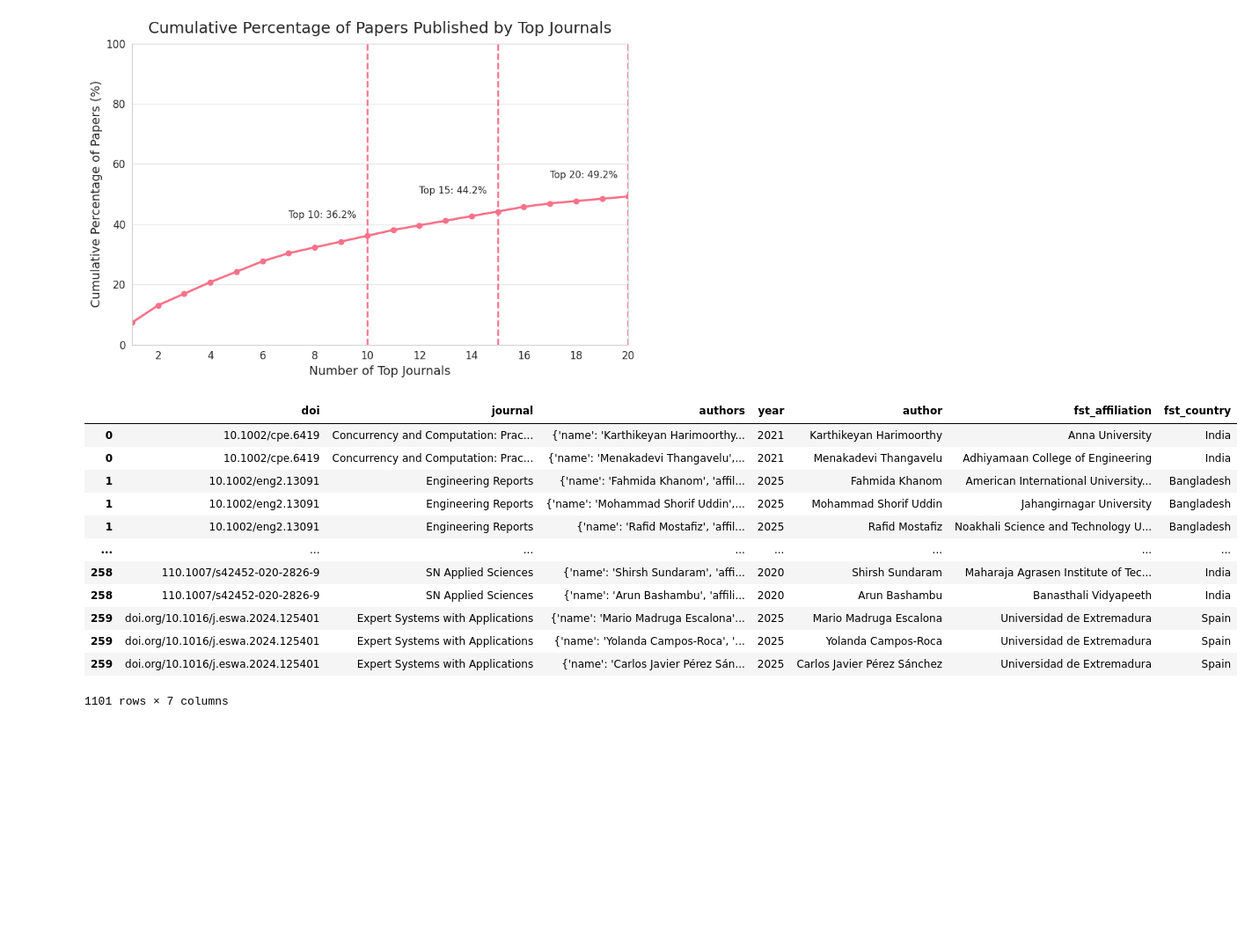
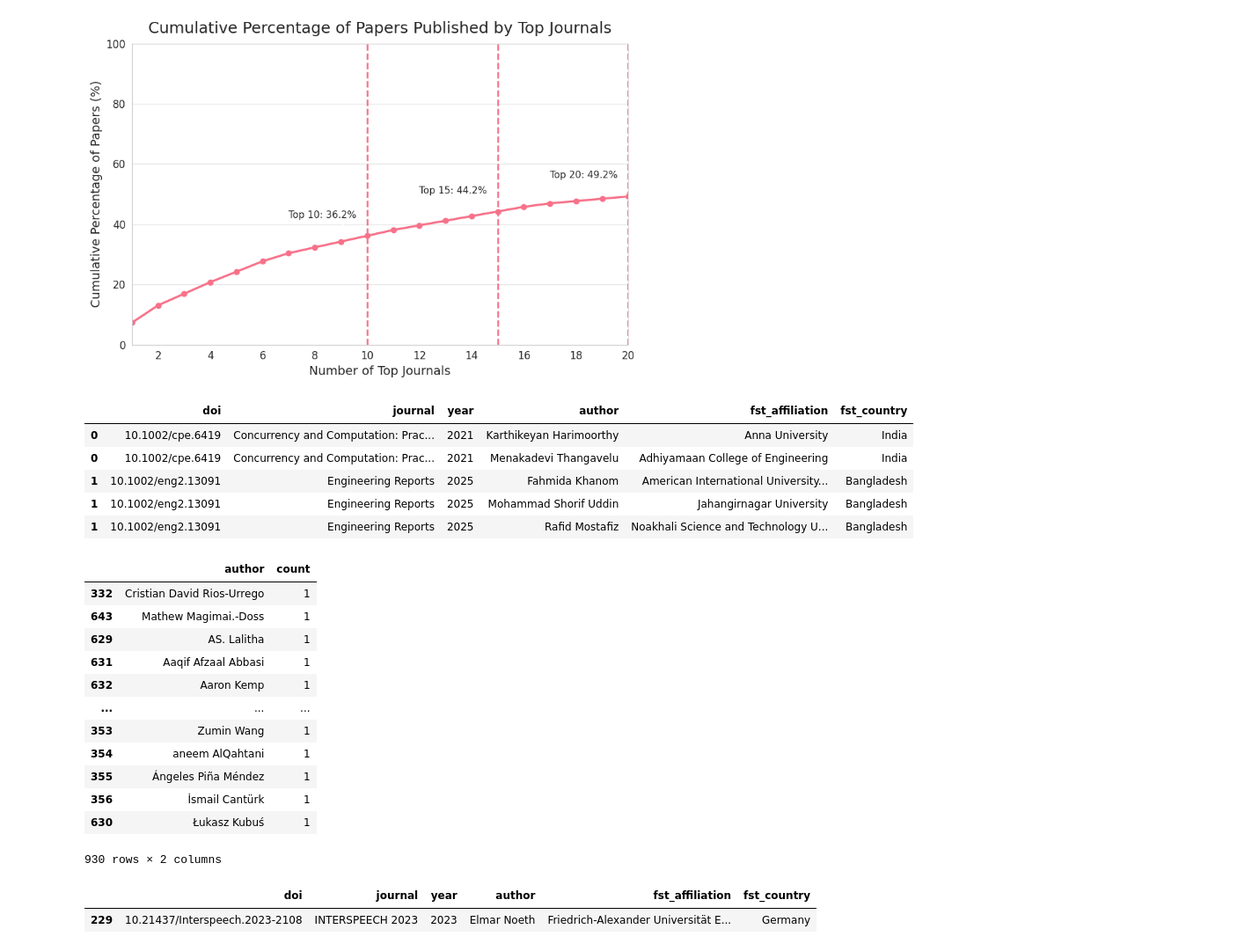
Before and after one commit to LuisGiraldo86/voice_parkinson_database, a Jupyter notebook: analysis_notebooks/01-bibliographical_study.ipynb, the cells around one changed output. Shown: that part at 88% size. Cells and saved outputs as stored; diff of their text form; code cells hidden in the pictures; blank space fills up the shorter version.

```diff
--- a/analysis_notebooks/01-bibliographical_study.ipynb
+++ b/analysis_notebooks/01-bibliographical_study.ipynb
@@ -573,20 +573,36 @@ def get_country(author):
 # %%
 authors_df = papers_df.explode('authors')
 authors_df["author"] = authors_df["authors"].apply(lambda x: x['name'])
 authors_df['fst_affiliation'] = authors_df["authors"].apply(lambda x: get_affiliation(x))
 authors_df['fst_country'] = authors_df["authors"].apply(lambda x: get_country(x))
-authors_df
+authors_df = authors_df.drop(columns=["authors"], inplace=False)
+authors_df.head()
 # %% [output]
-|  | doi | journal | authors | year | author | fst_affiliation | fst_country |
-| 0 | 10.1002/cpe.6419 | Concurrency and Computation: Prac... | {'name': 'Karthikeyan Harimoorthy... | 2021 | Karthikeyan Harimoorthy | Anna University | India |
-| 0 | 10.1002/cpe.6419 | Concurrency and Computation: Prac... | {'name': 'Menakadevi Thangavelu',... | 2021 | Menakadevi Thangavelu | Adhiyamaan College of Engineering | India |
-| 1 | 10.1002/eng2.13091 | Engineering Reports | {'name': 'Fahmida Khanom', 'affil... | 2025 | Fahmida Khanom | American International University... | Bangladesh |
-| 1 | 10.1002/eng2.13091 | Engineering Reports | {'name': 'Mohammad Shorif Uddin',... | 2025 | Mohammad Shorif Uddin | Jahangirnagar University | Bangladesh |
-| 1 | 10.1002/eng2.13091 | Engineering Reports | {'name': 'Rafid Mostafiz', 'affil... | 2025 | Rafid Mostafiz | Noakhali Science and Technology U... | Bangladesh |
-| ... | ... | ... | ... | ... | ... | ... | ... |
-| 258 | 110.1007/s42452-020-2826-9 | SN Applied Sciences | {'name': 'Shirsh Sundaram', 'affi... | 2020 | Shirsh Sundaram | Maharaja Agrasen Institute of Tec... | India |
-| 258 | 110.1007/s42452-020-2826-9 | SN Applied Sciences | {'name': 'Arun Bashambu', 'affili... | 2020 | Arun Bashambu | Banasthali Vidyapeeth | India |
-| 259 | doi.org/10.1016/j.eswa.2024.125401 | Expert Systems with Applications | {'name': 'Mario Madruga Escalona'... | 2025 | Mario Madruga Escalona | Universidad de Extremadura | Spain |
-| 259 | doi.org/10.1016/j.eswa.2024.125401 | Expert Systems with Applications | {'name': 'Yolanda Campos-Roca', '... | 2025 | Yolanda Campos-Roca | Universidad de Extremadura | Spain |
-| 259 | doi.org/10.1016/j.eswa.2024.125401 | Expert Systems with Applications | {'name': 'Carlos Javier Pérez Sán... | 2025 | Carlos Javier Pérez Sánchez | Universidad de Extremadura | Spain |
+|  | doi | journal | year | author | fst_affiliation | fst_country |
+| 0 | 10.1002/cpe.6419 | Concurrency and Computation: Prac... | 2021 | Karthikeyan Harimoorthy | Anna University | India |
+| 0 | 10.1002/cpe.6419 | Concurrency and Computation: Prac... | 2021 | Menakadevi Thangavelu | Adhiyamaan College of Engineering | India |
+| 1 | 10.1002/eng2.13091 | Engineering Reports | 2025 | Fahmida Khanom | American International University... | Bangladesh |
+| 1 | 10.1002/eng2.13091 | Engineering Reports | 2025 | Mohammad Shorif Uddin | Jahangirnagar University | Bangladesh |
+| 1 | 10.1002/eng2.13091 | Engineering Reports | 2025 | Rafid Mostafiz | Noakhali Science and Technology U... | Bangladesh |
-1101 rows × 7 columns
+# %%
+authors_df.sort_values(by=['author'], inplace=True)
+authors_df['author'].value_counts().reset_index().sort_values(by='author')
+# %% [output]
+|  | author | count |
+| 332 | Cristian David Rios-Urrego | 1 |
+| 643 | Mathew Magimai.-Doss | 1 |
+| 629 | AS. Lalitha | 1 |
+| 631 | Aaqif Afzaal Abbasi | 1 |
+| 632 | Aaron Kemp | 1 |
+| ... | ... | ... |
+| 353 | Zumin Wang | 1 |
+| 354 | aneem AlQahtani | 1 |
+| 355 | Ángeles Piña Méndez | 1 |
+| 356 | İsmail Cantürk | 1 |
+| 630 | Łukasz Kubuś | 1 |
+930 rows × 2 columns
+# %%
+authors_df[authors_df['author'] == 'Elmar Noeth']
+# %% [output]
+|  | doi | journal | year | author | fst_affiliation | fst_country |
+| 229 | 10.21437/Interspeech.2023-2108 | INTERSPEECH 2023 | 2023 | Elmar Noeth | Friedrich-Alexander Universität E... | Germany |
```
Also changed, not shown: parts of 13 cells of this notebook.
